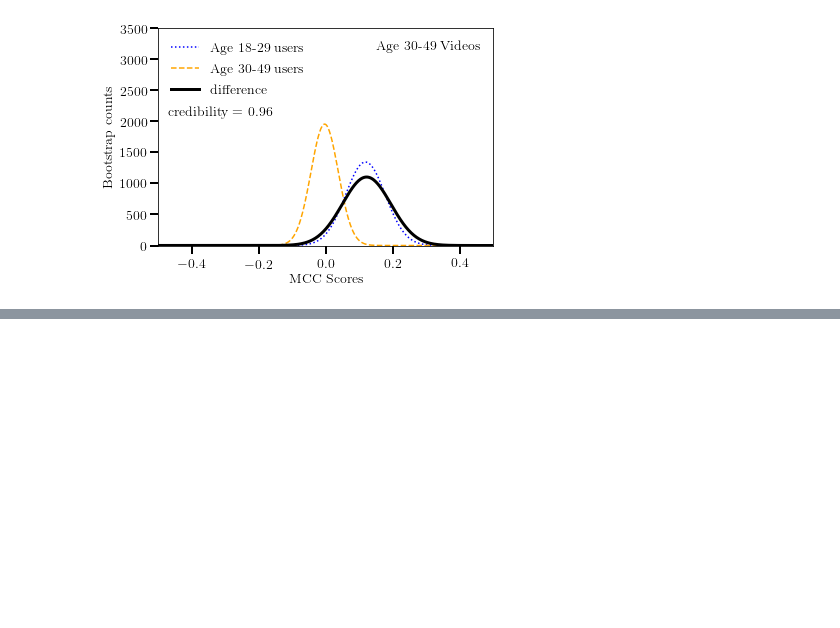
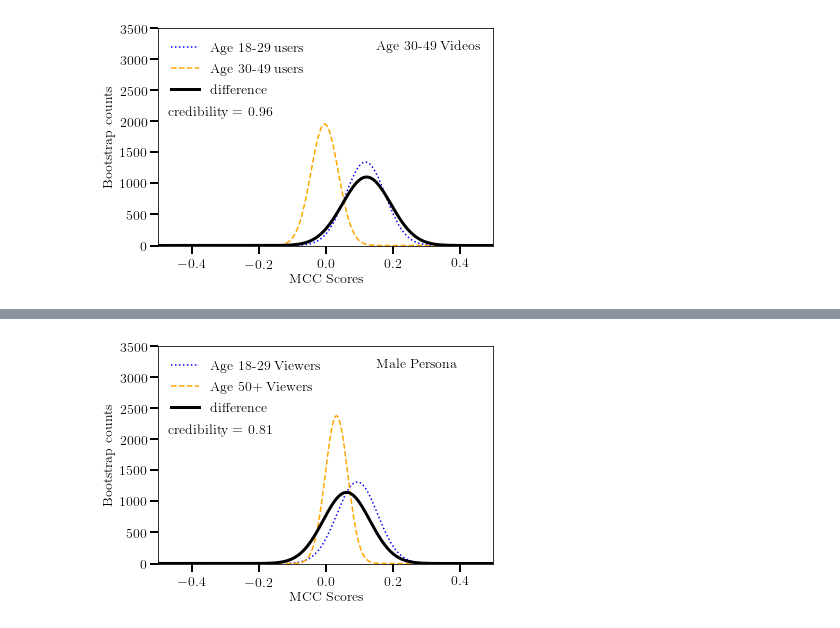
Before and after one commit to juniperlovato/DiverseMisinformationPaper, a Jupyter notebook: Final_Visualizations_of_Bootstrapping_confusion_matrix.ipynb, the cells around one changed output, grey strips where cells are left out. Saved outputs shown, nothing was run; the diff lists cells and outputs as text; code cells hidden in the pictures; blank space fills up the shorter version.

```diff
--- a/Final_Visualizations_of_Bootstrapping_confusion_matrix.ipynb
+++ b/Final_Visualizations_of_Bootstrapping_confusion_matrix.ipynb
@@ -286,0 +299,4 @@ complete_visualization(bootstrap_Young, 'Age 18-29 users', bootstrap_Middle, 'Ag
+# %%
+complete_visualization(bootstrap_Young,'Age 18-29 Viewers', bootstrap_Old, 'Age 50+ Viewers', 'difference', 'Male Persona',3500,0.5)
+# %% [output]
+[figure, added]
```
Also changed, not shown: parts of 17 cells of this notebook.
